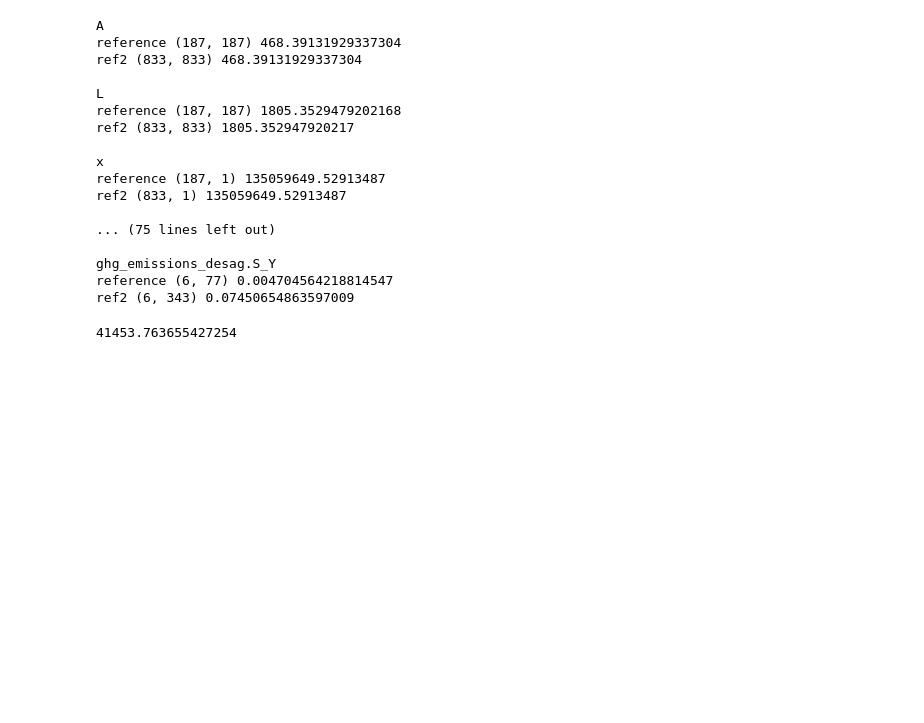
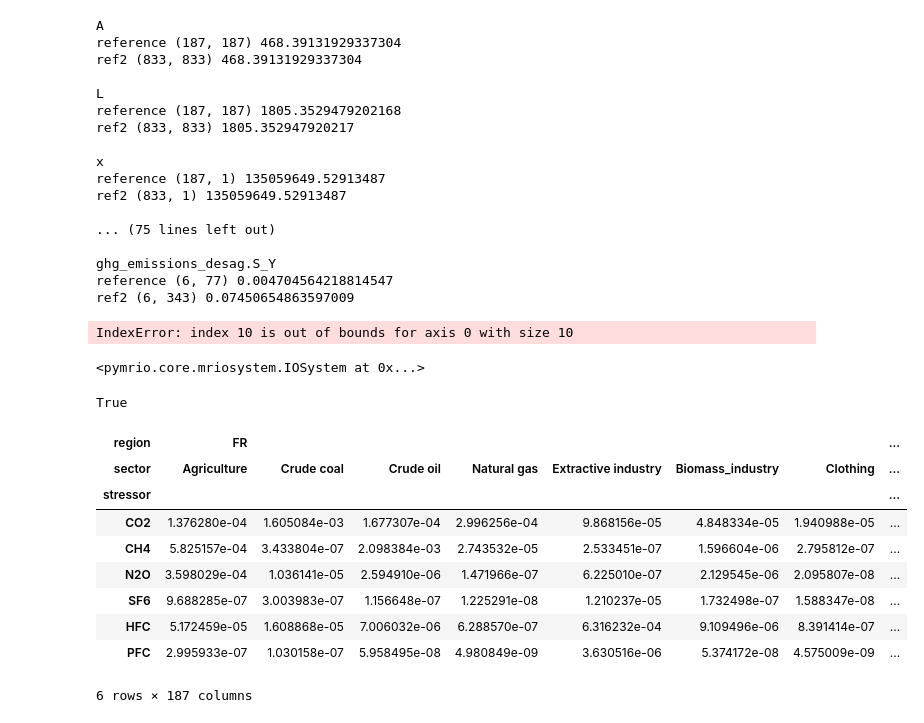
Before and after one commit to Maestrofinn/MatMat-Trade, a Jupyter notebook: main_development.ipynb, the cells around one changed output. Saved outputs shown, nothing was run; the diff lists cells and outputs as text; code cells hidden in the pictures; blank space fills up the shorter version.

```diff
--- a/main_development.ipynb
+++ b/main_development.ipynb
@@ -928,19 +932,52 @@ demcat_list = list(reference.get_Y_categories())
 # %%
-counterfactual = reference.copy()
-counterfactual.remove_extension('ghg_emissions_desag')
+counterfactual2 = ref3.copy()
+counterfactual2.remove_extension('ghg_emissions_desag')
 sectors,moves = scenar_bestv2()
 #sectors,moves = scenar_pref_europev3()
 for sector in sectors:
-	counterfactual.Z,counterfactual.Y = Tools.shockv2(sectors,demcat_list,reg_list,counterfactual.Z,counterfactual.Y,moves[sector],sector)
+	counterfactual2.Z,counterfactual2.Y = Tools.shockv2(sectors,demcat_list2,reg_list2,counterfactual2.Z,counterfactual2.Y,moves[sector],sector)
 
-counterfactual.A = None
-counterfactual.x = None
-counterfactual.L = None
+counterfactual2.A = None
+counterfactual2.x = None
+counterfactual2.L = None
 
 # calculate counterfactual(s) system
-counterfactual.calc_all()
+counterfactual2.calc_all()
 #print(counterfactual.Z)
-counterfactual.ghg_emissions_desag = Tools.recal_extensions_per_region(
-	counterfactual,
+counterfactual2.ghg_emissions_desag = Tools.recal_extensions_per_region(
+	counterfactual2,
 	'ghg_emissions'
 )
+# %% [output]
+IndexError: index 10 is out of bounds for axis 0 with size 10
+# %%
+counterfactual = reference.copy()
+#counterfactual.remove_extension('ghg_emissions_desag')
+sectors,moves = scenar_bestv2()
+#sectors,moves = scenar_pref_europev3()
+for sector in sectors:
+	counterfactual.Z,counterfactual.Y = Tools.shockv2(sectors,demcat_list,reg_list,counterfactual.Z,counterfactual.Y,moves[sector],sector)
+
+counterfactual.A = None
+counterfactual.x = None
+counterfactual.L = None
+counterfactual.ghg_emissions.D_cba = None
+counterfactual.ghg_emissions.D_pba = None
+counterfactual.ghg_emissions.D_imp = None
+counterfactual.ghg_emissions.D_exp = None
+
+counterfactual.ghg_emissions_desag.D_cba = None
+counterfactual.ghg_emissions_desag.D_pba = None
+counterfactual.ghg_emissions_desag.D_imp = None
+counterfactual.ghg_emissions_desag.D_exp = None
+
+# calculate counterfactual(s) system
+counterfactual.calc_all()
+#counterfactual.ghg_emissions_desag.calc_system(counterfactual.x,counterfactual.Y,L=counterfactual.L)
+#print(counterfactual.Z)
+#counterfactual.ghg_emissions_desag = recal_extensions_per_region(
+#	counterfactual,
+#	'ghg_emissions'
+#)
+# %% [output]
+<pymrio.core.mriosystem.IOSystem at 0x...>
@@ -947,10 +1002,29 @@ counterfactual.ghg_emissions_desag = Tools.recal_extensions_per_region(
 # %%
+
+
 counterfactual.ghg_emissions_desag.D_cba.loc[:,'FR'].sum()#.sum()
 counterfactual.x.sum()#.sum()
 counterfactual.L.sum().sum()
 reference.A.sum().sum()
-counterfactual.Z.sum().sum()
-counterfactual.Y.sum().sum()
-reference.ghg_emissions.D_cba.sum().sum()
+counterfactual.Z.loc[:,'FR'].sum().sum()
+ref2.Z.loc[:,'FR'].sum().sum()
+#counterfactual.Y.sum().sum()
+counterfactual.ghg_emissions_desag.D_cba.loc[:,'FR'].sum().sum()
+
+L = pd.DataFrame(np.linalg.inv(np.eye(187)-counterfactual.A),index=counterfactual.A.index,columns = counterfactual.A.columns)
+((L == counterfactual.L).all()).all()
 # %% [output]
-41453.763655427254
+True
+# %%
+ref3.ghg_emissions.S
+# %% [output]
+| region | FR |  |  |  |  |  |  | ... |
+| sector | Agriculture | Crude coal | Crude oil | Natural gas | Extractive industry | Biomass_industry | Clothing | ... |
+| stressor |  |  |  |  |  |  |  | ... |
+| CO2 | 1.376280e-04 | 1.605084e-03 | 1.677307e-04 | 2.996256e-04 | 9.868156e-05 | 4.848334e-05 | 1.940988e-05 | ... |
+| CH4 | 5.825157e-04 | 3.433804e-07 | 2.098384e-03 | 2.743532e-05 | 2.533451e-07 | 1.596604e-06 | 2.795812e-07 | ... |
+| N2O | 3.598029e-04 | 1.036141e-05 | 2.594910e-06 | 1.471966e-07 | 6.225010e-07 | 2.129545e-06 | 2.095807e-08 | ... |
+| SF6 | 9.688285e-07 | 3.003983e-07 | 1.156648e-07 | 1.225291e-08 | 1.210237e-05 | 1.732498e-07 | 1.588347e-08 | ... |
+| HFC | 5.172459e-05 | 1.608868e-05 | 7.006032e-06 | 6.288570e-07 | 6.316232e-04 | 9.109496e-06 | 8.391414e-07 | ... |
+| PFC | 2.995933e-07 | 1.030158e-07 | 5.958495e-08 | 4.980849e-09 | 3.630516e-06 | 5.374172e-08 | 4.575009e-09 | ... |
+6 rows × 187 columns
```
Also changed, not shown: parts of 4 cells of this notebook, 2 other files.
